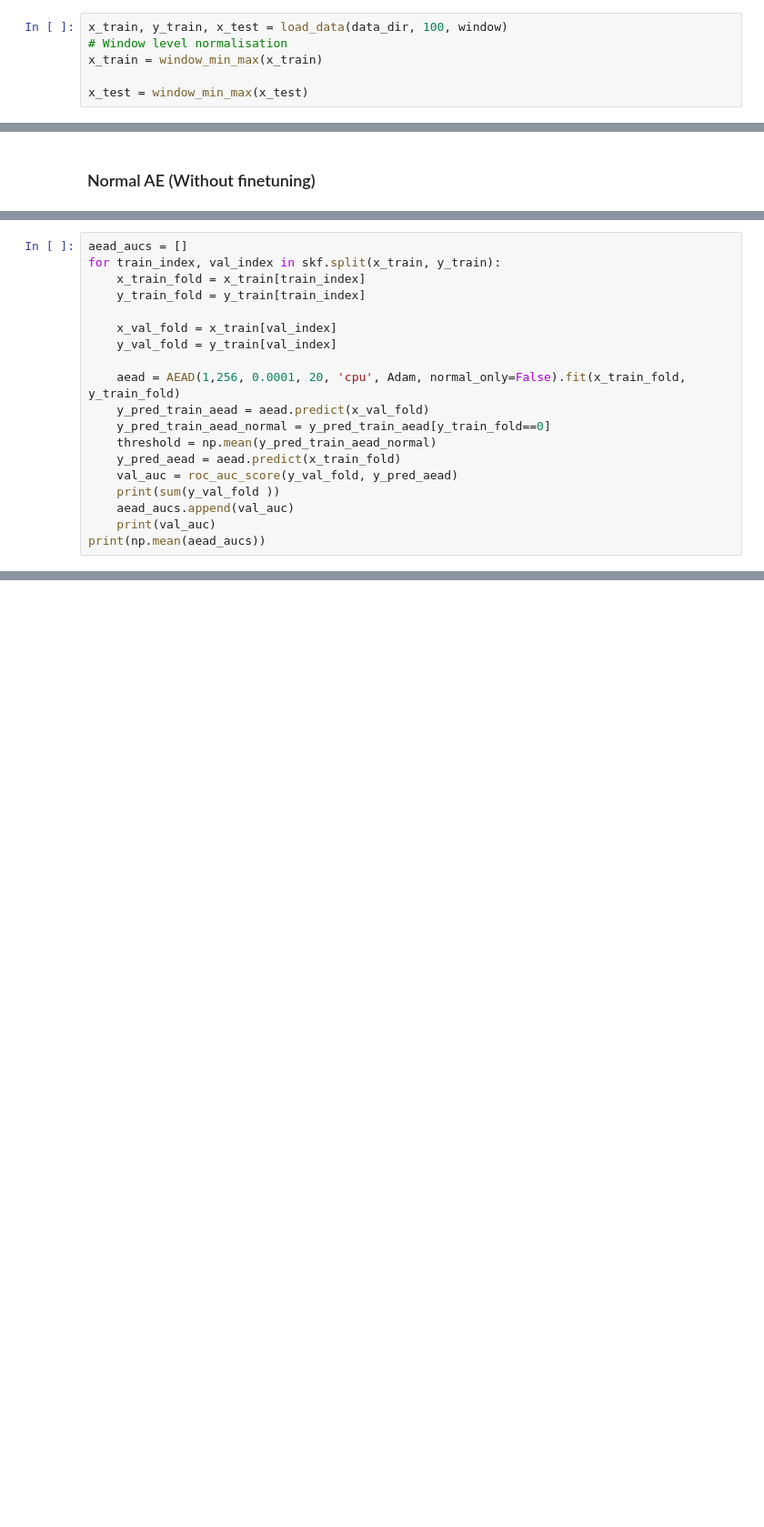
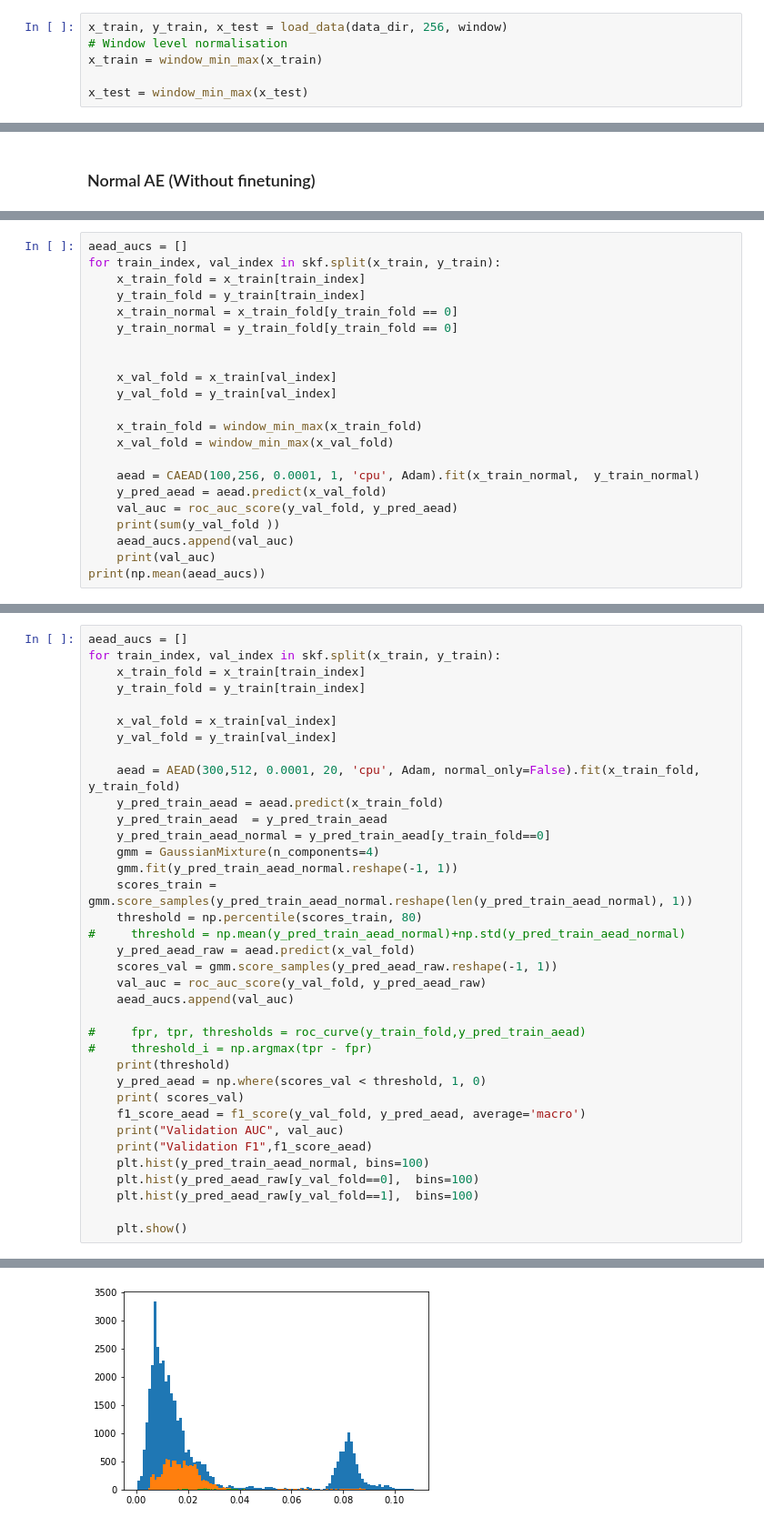
Before and after one commit to Pheobe-Sun/anomaly-detection-challenge-2020, a Jupyter notebook: notebooks/modelling_beta.ipynb, the cells around one changed output, grey strips where cells are left out. Shown at 91% size. Saved outputs shown, nothing was run; the diff lists cells and outputs as text; blank space fills up the shorter version.

Commit message:
Some fun with mixture models and convolutional autoencoders.

```diff
--- a/notebooks/modelling_beta.ipynb
+++ b/notebooks/modelling_beta.ipynb
@@ -70,7 +71,7 @@ def window_min_max(x):
 # %% [markdown]
 ### Window Data
 # %%
-x_train, y_train, x_test = load_data(data_dir, 100, window)
+x_train, y_train, x_test = load_data(data_dir, 256, window)
 # Window level normalisation
 x_train = window_min_max(x_train)
 
@@ -204,15 +175,18 @@ aead_aucs = []
 for train_index, val_index in skf.split(x_train, y_train):
     x_train_fold = x_train[train_index]
     y_train_fold = y_train[train_index]
+    x_train_normal = x_train_fold[y_train_fold == 0]
+    y_train_normal = y_train_fold[y_train_fold == 0]
+
 
     x_val_fold = x_train[val_index]
     y_val_fold = y_train[val_index]
 
-    aead = AEAD(1,256, 0.0001, 20, 'cpu', Adam, normal_only=False).fit(x_train_fold,  y_train_fold)
-    y_pred_train_aead = aead.predict(x_val_fold)
-    y_pred_train_aead_normal = y_pred_train_aead[y_train_fold==0]
-    threshold = np.mean(y_pred_train_aead_normal)
-    y_pred_aead = aead.predict(x_train_fold)
+    x_train_fold = window_min_max(x_train_fold)
+    x_val_fold = window_min_max(x_val_fold)
+
+    aead = CAEAD(100,256, 0.0001, 1, 'cpu', Adam).fit(x_train_normal,  y_train_normal)
+    y_pred_aead = aead.predict(x_val_fold)
     val_auc = roc_auc_score(y_val_fold, y_pred_aead)
     print(sum(y_val_fold ))
     aead_aucs.append(val_auc)
@@ -222,0 +214,37 @@ NameError: name 'skf' is not defined
+# %%
+aead_aucs = []
+for train_index, val_index in skf.split(x_train, y_train):
+    x_train_fold = x_train[train_index]
+    y_train_fold = y_train[train_index]
+
+    x_val_fold = x_train[val_index]
+    y_val_fold = y_train[val_index]
+
+    aead = AEAD(300,512, 0.0001, 20, 'cpu', Adam, normal_only=False).fit(x_train_fold,  y_train_fold)
+    y_pred_train_aead = aead.predict(x_train_fold)
+    y_pred_train_aead  = y_pred_train_aead
+    y_pred_train_aead_normal = y_pred_train_aead[y_train_fold==0]
+    gmm = GaussianMixture(n_components=4)
+    gmm.fit(y_pred_train_aead_normal.reshape(-1, 1))
+    scores_train = gmm.score_samples(y_pred_train_aead_normal.reshape(len(y_pred_train_aead_normal), 1))
+    threshold = np.percentile(scores_train, 80)
+#     threshold = np.mean(y_pred_train_aead_normal)+np.std(y_pred_train_aead_normal)
+    y_pred_aead_raw = aead.predict(x_val_fold)
+    scores_val = gmm.score_samples(y_pred_aead_raw.reshape(-1, 1))
+    val_auc = roc_auc_score(y_val_fold, y_pred_aead_raw)
+    aead_aucs.append(val_auc)
+
+#     fpr, tpr, thresholds = roc_curve(y_train_fold,y_pred_train_aead)
+#     threshold_i = np.argmax(tpr - fpr)
+    print(threshold)
+    y_pred_aead = np.where(scores_val < threshold, 1, 0)
+    print( scores_val)
+    f1_score_aead = f1_score(y_val_fold, y_pred_aead, average='macro')
+    print("Validation AUC", val_auc)
+    print("Validation F1",f1_score_aead)
+    plt.hist(y_pred_train_aead_normal, bins=100)
+    plt.hist(y_pred_aead_raw[y_val_fold==0],  bins=100)
+    plt.hist(y_pred_aead_raw[y_val_fold==1],  bins=100)
+
+    plt.show()
+# %% [output]
@@ -222,0 +268 @@ NameError: name 'skf' is not defined
+[figure, added]
```
Also changed, not shown: parts of 9 cells of this notebook, 1 other file.
